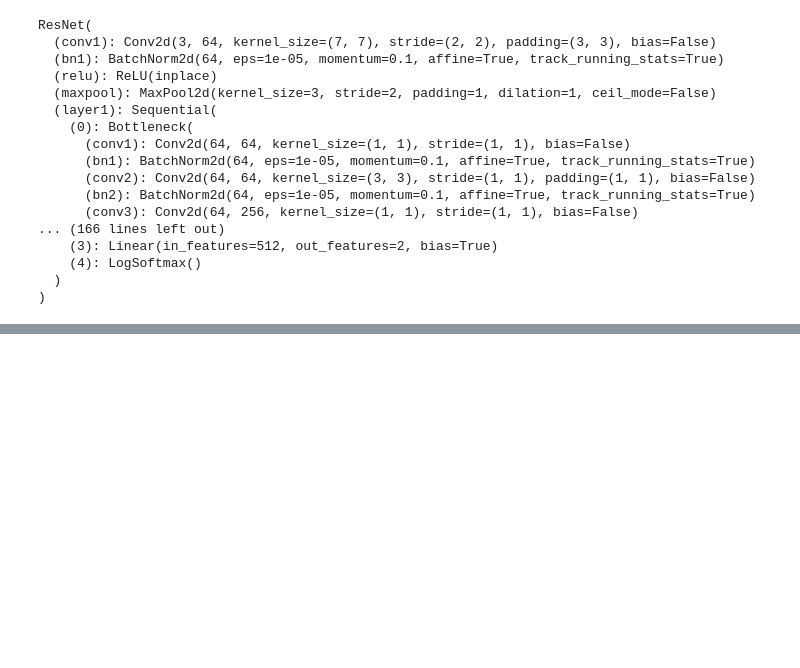
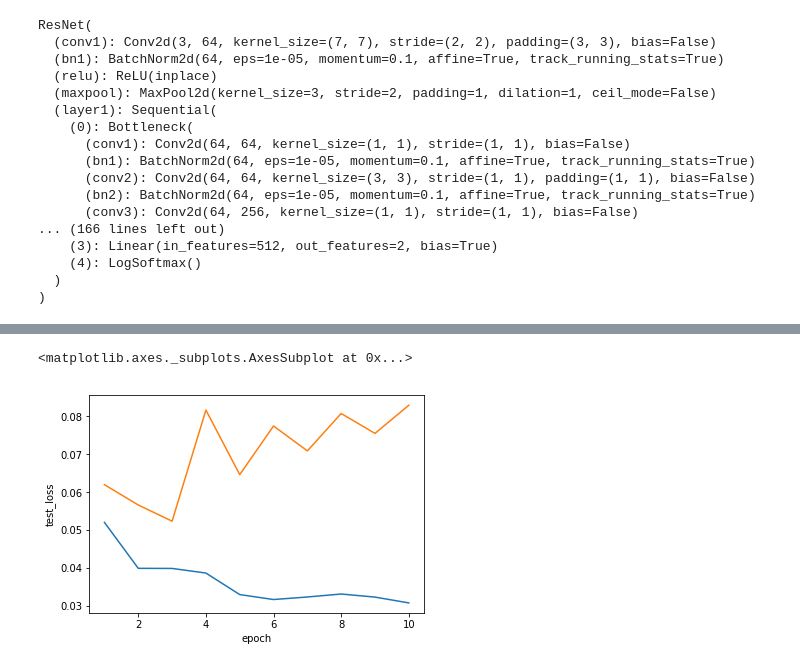
Before and after one commit to ShaheenPerveen/PyTorch_Pneumonia_Detection_usingChestXRay, a Jupyter notebook: Code/PyTorch_ResNet50.ipynb, the cells around one changed output, grey strips where cells are left out. Drawn from its saved outputs; the diff is of its cells as text; code cells hidden in the pictures; blank space fills up the shorter version.

```diff
--- a/Code/PyTorch_ResNet50.ipynb
+++ b/Code/PyTorch_ResNet50.ipynb
@@ -277,0 +283,10 @@ Test set: Average loss: 0.0615, Accuracy: 483/624 (77%)
+# %%
+history = []
+for epoch in range(1, 11):
+    exp_lr_scheduler.step(epoch)
+
+    train_loss, train_acc = train(epoch)
+
+    test_loss, test_acc = test()
+
+    history.append([train_loss, train_acc, test_loss, test_acc])
@@ -277,0 +331,8 @@ Test set: Average loss: 0.0615, Accuracy: 483/624 (77%)
+# %%
+history_transformed = []
+for i in range(len(history)):
+    history_transformed.append([x.tolist() for x in history[i]])
+# %%
+history_df = pd.DataFrame(history_transformed, columns=["train_loss", "train_acc", "test_loss", "test_acc"])
+# %%
+history_df["epoch"] = [x for x in range(1, 11)]
@@ -277,0 +356,7 @@ Test set: Average loss: 0.0615, Accuracy: 483/624 (77%)
+# %%
+sns.lineplot(x='epoch', y='train_loss', data=history_df)
+sns.lineplot(x='epoch', y='test_loss', data=history_df)
+# plt.xticks()
+# %% [output]
+<matplotlib.axes._subplots.AxesSubplot at 0x...>
+[figure, added]
```
Also changed, not shown: parts of 33 cells of this notebook.
